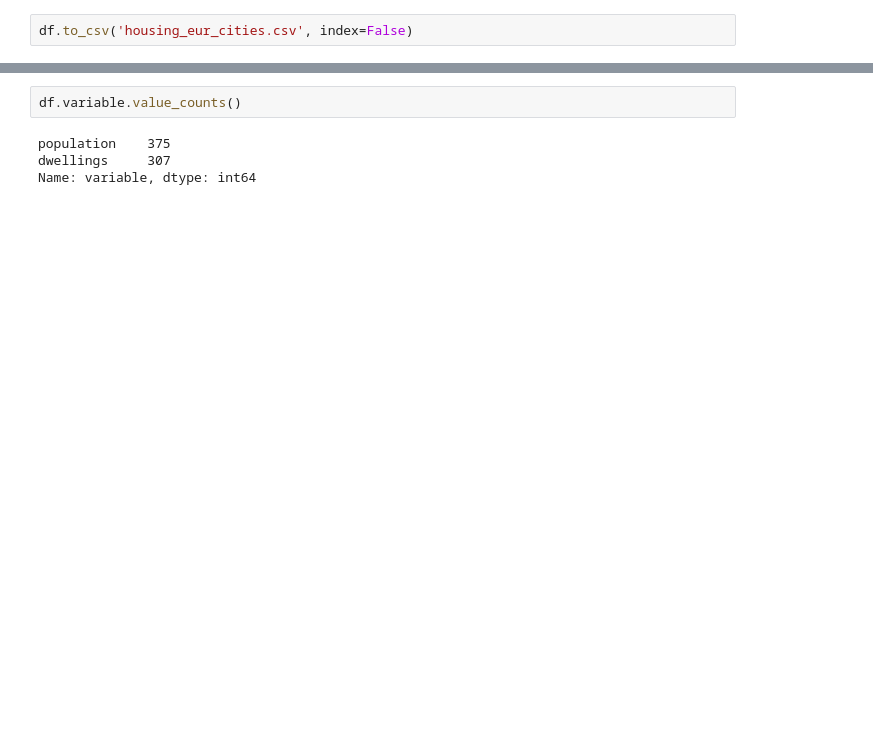
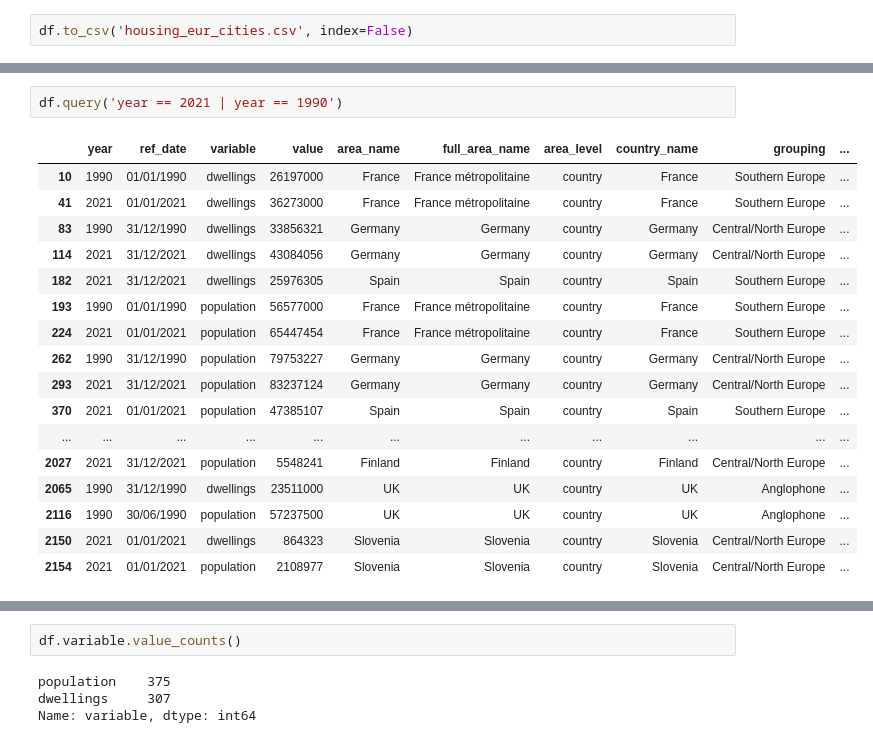
Before and after one commit to FM-ds/FM-ds.github.io, a Jupyter notebook: EconOb/Housing/housing.ipynb, the cells around one changed output, grey strips where cells are left out. Saved outputs shown, nothing was run; the diff lists cells and outputs as text; blank space fills up the shorter version.

```diff
--- a/EconOb/Housing/housing.ipynb
+++ b/EconOb/Housing/housing.ipynb
@@ -37,0 +346,20 @@ df.to_csv('housing_eur_cities.csv', index=False)
+# %%
+df.query('year == 2021 | year == 1990')
+# %% [output]
+|  | year | ref_date | variable | value | area_name | full_area_name | area_level | country_name | grouping | ... |
+| 10 | 1990 | 01/01/1990 | dwellings | 26197000 | France | France métropolitaine | country | France | Southern Europe | ... |
+| 41 | 2021 | 01/01/2021 | dwellings | 36273000 | France | France métropolitaine | country | France | Southern Europe | ... |
+| 83 | 1990 | 31/12/1990 | dwellings | 33856321 | Germany | Germany | country | Germany | Central/North Europe | ... |
+| 114 | 2021 | 31/12/2021 | dwellings | 43084056 | Germany | Germany | country | Germany | Central/North Europe | ... |
+| 182 | 2021 | 31/12/2021 | dwellings | 25976305 | Spain | Spain | country | Spain | Southern Europe | ... |
+| 193 | 1990 | 01/01/1990 | population | 56577000 | France | France métropolitaine | country | France | Southern Europe | ... |
+| 224 | 2021 | 01/01/2021 | population | 65447454 | France | France métropolitaine | country | France | Southern Europe | ... |
+| 262 | 1990 | 31/12/1990 | population | 79753227 | Germany | Germany | country | Germany | Central/North Europe | ... |
+| 293 | 2021 | 31/12/2021 | population | 83237124 | Germany | Germany | country | Germany | Central/North Europe | ... |
+| 370 | 2021 | 01/01/2021 | population | 47385107 | Spain | Spain | country | Spain | Southern Europe | ... |
+| ... | ... | ... | ... | ... | ... | ... | ... | ... | ... | ... |
+| 2027 | 2021 | 31/12/2021 | population | 5548241 | Finland | Finland | country | Finland | Central/North Europe | ... |
+| 2065 | 1990 | 31/12/1990 | dwellings | 23511000 | UK | UK | country | UK | Anglophone | ... |
+| 2116 | 1990 | 30/06/1990 | population | 57237500 | UK | UK | country | UK | Anglophone | ... |
+| 2150 | 2021 | 01/01/2021 | dwellings | 864323 | Slovenia | Slovenia | country | Slovenia | Central/North Europe | ... |
+| 2154 | 2021 | 01/01/2021 | population | 2108977 | Slovenia | Slovenia | country | Slovenia | Central/North Europe | ... |
```
Also changed, not shown: parts of 56 cells of this notebook, 53 other files.
